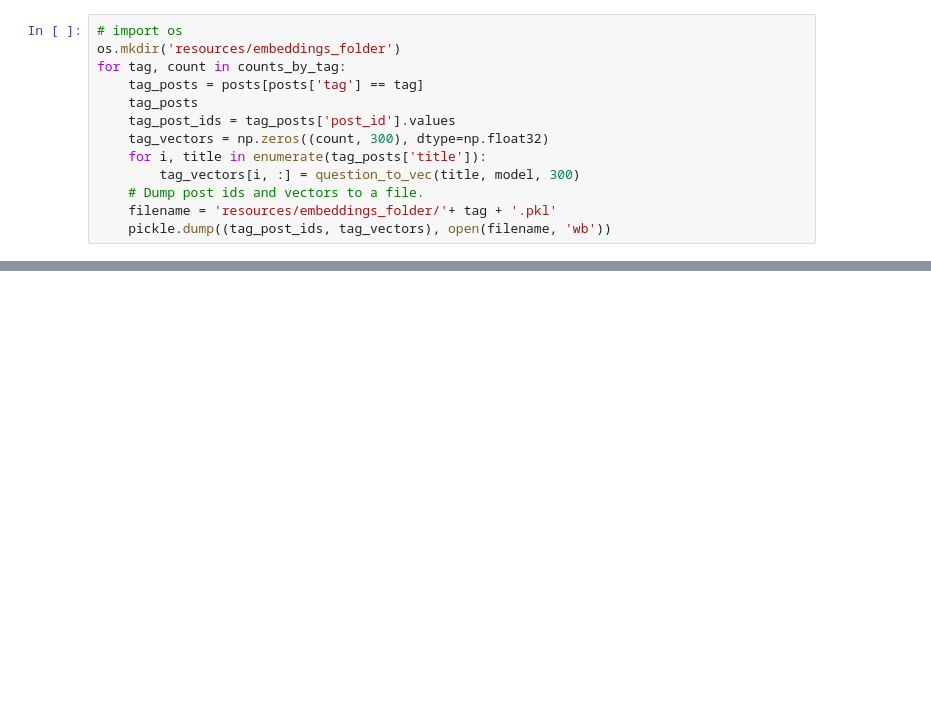
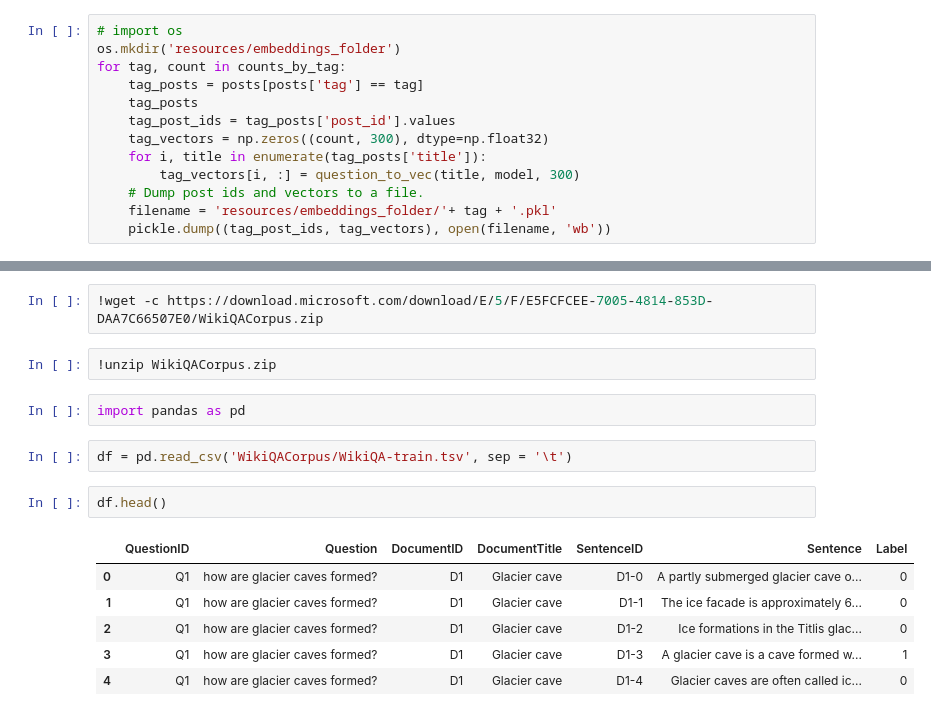
Before and after one commit to melsayed-7/ChatBot-Project, a Jupyter notebook: Code_2.ipynb, the cells around one changed output, grey strips where cells are left out. Drawn from its saved outputs; the diff is of its cells as text; blank space fills up the shorter version.

```diff
--- a/Code_2.ipynb
+++ b/Code_2.ipynb
@@ -532,0 +512,17 @@ array([5947137])
+# %%
+!wget -c https://download.microsoft.com/download/E/5/F/E5FCFCEE-7005-4814-853D-DAA7C66507E0/WikiQACorpus.zip
+# %%
+!unzip WikiQACorpus.zip
+# %%
+import pandas as pd
+# %%
+df = pd.read_csv('WikiQACorpus/WikiQA-train.tsv', sep = '\t')
+# %%
+df.head()
+# %% [output]
+|  | QuestionID | Question | DocumentID | DocumentTitle | SentenceID | Sentence | Label |
+| 0 | Q1 | how are glacier caves formed? | D1 | Glacier cave | D1-0 | A partly submerged glacier cave o... | 0 |
+| 1 | Q1 | how are glacier caves formed? | D1 | Glacier cave | D1-1 | The ice facade is approximately 6... | 0 |
+| 2 | Q1 | how are glacier caves formed? | D1 | Glacier cave | D1-2 | Ice formations in the Titlis glac... | 0 |
+| 3 | Q1 | how are glacier caves formed? | D1 | Glacier cave | D1-3 | A glacier cave is a cave formed w... | 1 |
+| 4 | Q1 | how are glacier caves formed? | D1 | Glacier cave | D1-4 | Glacier caves are often called ic... | 0 |
```
Also changed, not shown: parts of 44 cells of this notebook.
